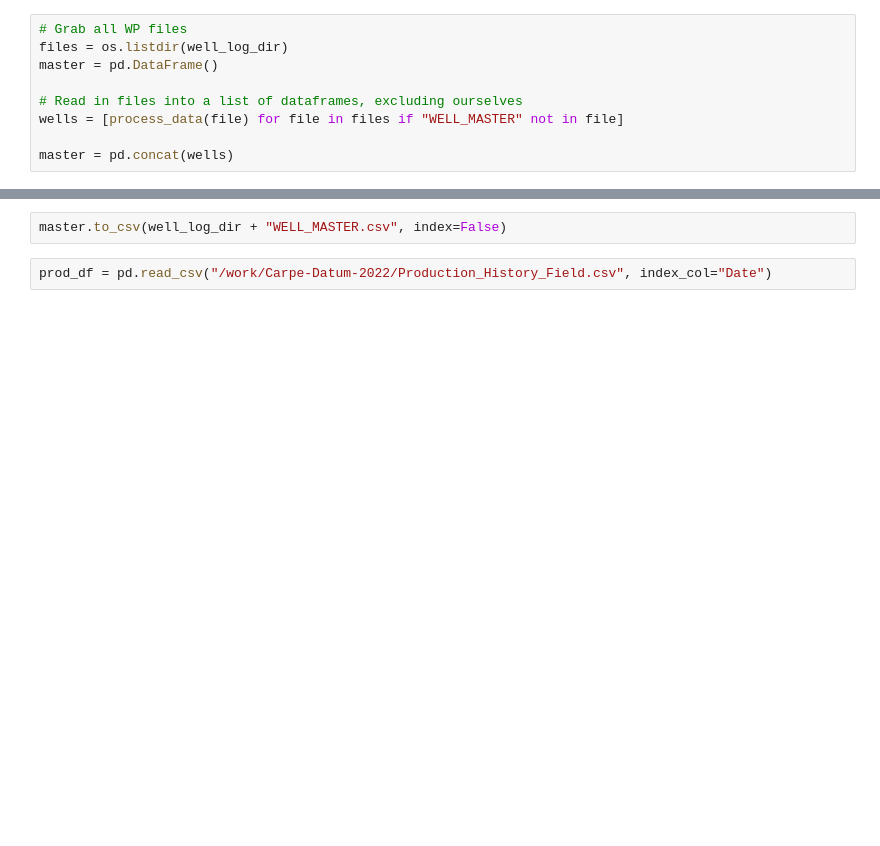
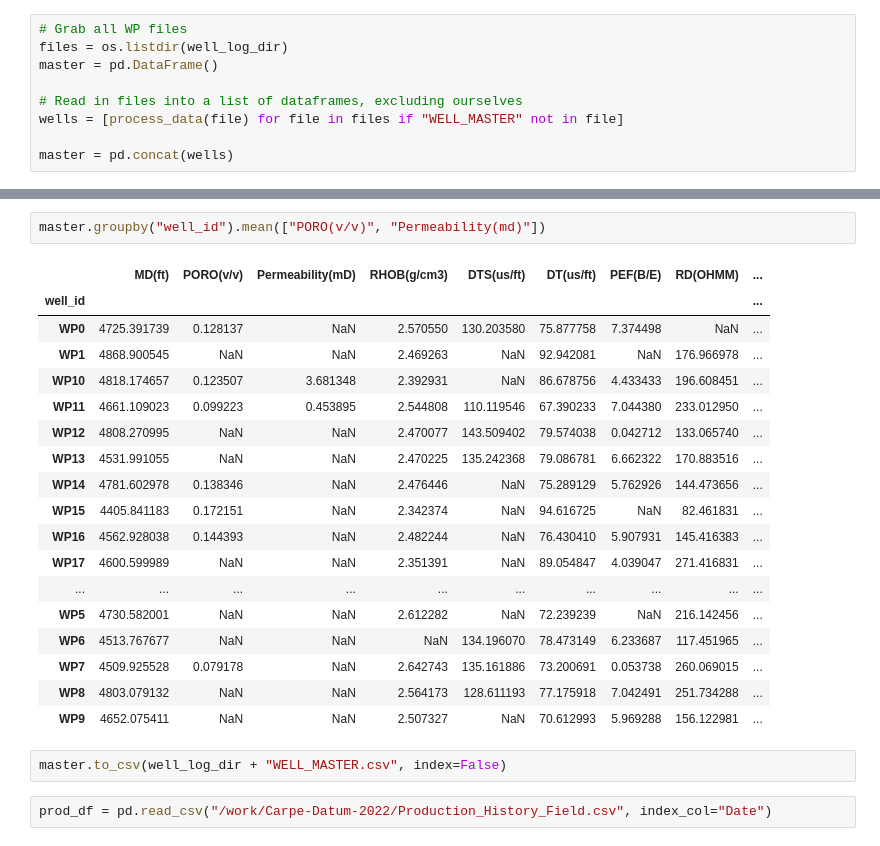
Before and after one commit to PGEHackathon/Carpe-Datum-2022, a Jupyter notebook: EDA_notebooks/Irvin_EDA.ipynb, the cells around one changed output, grey strips where cells are left out. Drawn from its saved outputs; the diff is of its cells as text; blank space fills up the shorter version.

```diff
--- a/EDA_notebooks/Irvin_EDA.ipynb
+++ b/EDA_notebooks/Irvin_EDA.ipynb
@@ -55,3 +70,24 @@ master.describe()
+# %%
+master.groupby("well_id").mean(["PORO(v/v)", "Permeability(md)"])
+# %% [output]
+|  | MD(ft) | PORO(v/v) | Permeability(mD) | RHOB(g/cm3) | DTS(us/ft) | DT(us/ft) | PEF(B/E) | RD(OHMM) | ... |
+| well_id |  |  |  |  |  |  |  |  | ... |
+| WP0 | 4725.391739 | 0.128137 | NaN | 2.570550 | 130.203580 | 75.877758 | 7.374498 | NaN | ... |
+| WP1 | 4868.900545 | NaN | NaN | 2.469263 | NaN | 92.942081 | NaN | 176.966978 | ... |
+| WP10 | 4818.174657 | 0.123507 | 3.681348 | 2.392931 | NaN | 86.678756 | 4.433433 | 196.608451 | ... |
+| WP11 | 4661.109023 | 0.099223 | 0.453895 | 2.544808 | 110.119546 | 67.390233 | 7.044380 | 233.012950 | ... |
+| WP12 | 4808.270995 | NaN | NaN | 2.470077 | 143.509402 | 79.574038 | 0.042712 | 133.065740 | ... |
+| WP13 | 4531.991055 | NaN | NaN | 2.470225 | 135.242368 | 79.086781 | 6.662322 | 170.883516 | ... |
+| WP14 | 4781.602978 | 0.138346 | NaN | 2.476446 | NaN | 75.289129 | 5.762926 | 144.473656 | ... |
+| WP15 | 4405.841183 | 0.172151 | NaN | 2.342374 | NaN | 94.616725 | NaN | 82.461831 | ... |
+| WP16 | 4562.928038 | 0.144393 | NaN | 2.482244 | NaN | 76.430410 | 5.907931 | 145.416383 | ... |
+| WP17 | 4600.599989 | NaN | NaN | 2.351391 | NaN | 89.054847 | 4.039047 | 271.416831 | ... |
+| ... | ... | ... | ... | ... | ... | ... | ... | ... | ... |
+| WP5 | 4730.582001 | NaN | NaN | 2.612282 | NaN | 72.239239 | NaN | 216.142456 | ... |
+| WP6 | 4513.767677 | NaN | NaN | NaN | 134.196070 | 78.473149 | 6.233687 | 117.451965 | ... |
+| WP7 | 4509.925528 | 0.079178 | NaN | 2.642743 | 135.161886 | 73.200691 | 0.053738 | 260.069015 | ... |
+| WP8 | 4803.079132 | NaN | NaN | 2.564173 | 128.611193 | 77.175918 | 7.042491 | 251.734288 | ... |
+| WP9 | 4652.075411 | NaN | NaN | 2.507327 | NaN | 70.612993 | 5.969288 | 156.122981 | ... |
 # %%
 master.to_csv(well_log_dir + "WELL_MASTER.csv", index=False)
 # %%
```
Also changed, not shown: parts of 22 cells of this notebook, 9 other files.
